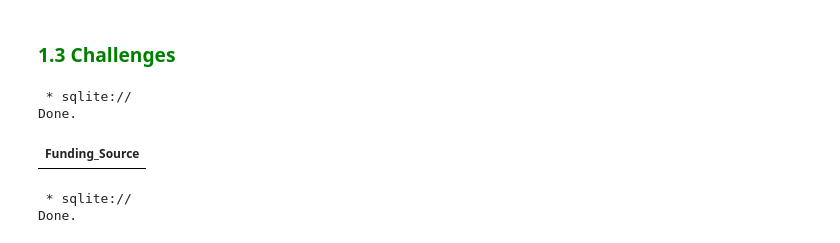
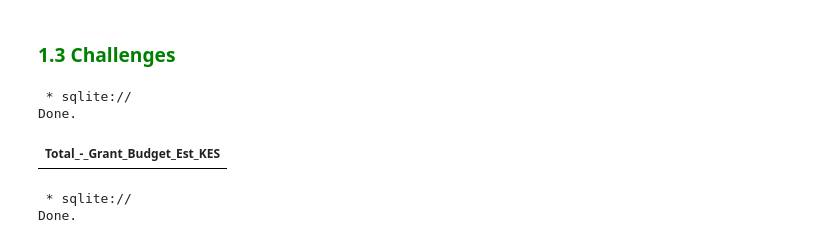
Before and after one commit to gaitang/data_science, a Jupyter notebook: Copy_of_SQL_Programming_Calculating_Data_with_SQL.ipynb, the cells around one changed output. Saved outputs shown, nothing was run; the diff lists cells and outputs as text; code cells hidden in the pictures.

```diff
--- a/Copy_of_SQL_Programming_Calculating_Data_with_SQL.ipynb
+++ b/Copy_of_SQL_Programming_Calculating_Data_with_SQL.ipynb
@@ -262,13 +262,16 @@ Done.
 # %%
 # Challenge 1
 # What was the total grants offered by the 'African Development Bank/ Fund'
 # and the 'United Nations Development Programme (UNDP)'
 # contribute towards projects underken by the Kenyan government?
 #
+%%sql
+SELECT "Total_-_Grant_Budget_Est_KES" FROM Government_Budget
+WHERE Funding_Source = ("African Development Bank/ Fund" + "United Nations Development Programme (UNDP)")
 # %% [output]
  * sqlite://
 Done.
-| Funding_Source |
+| Total_-_Grant_Budget_Est_KES |
 # %%
 # Challenge 2
 # Data Cleaning
```
